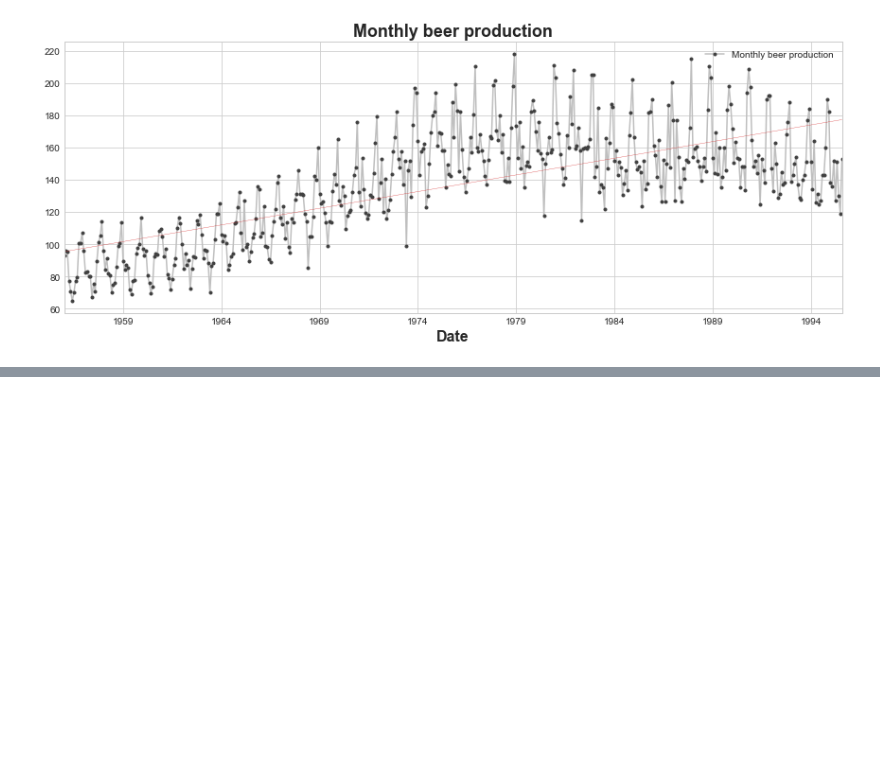
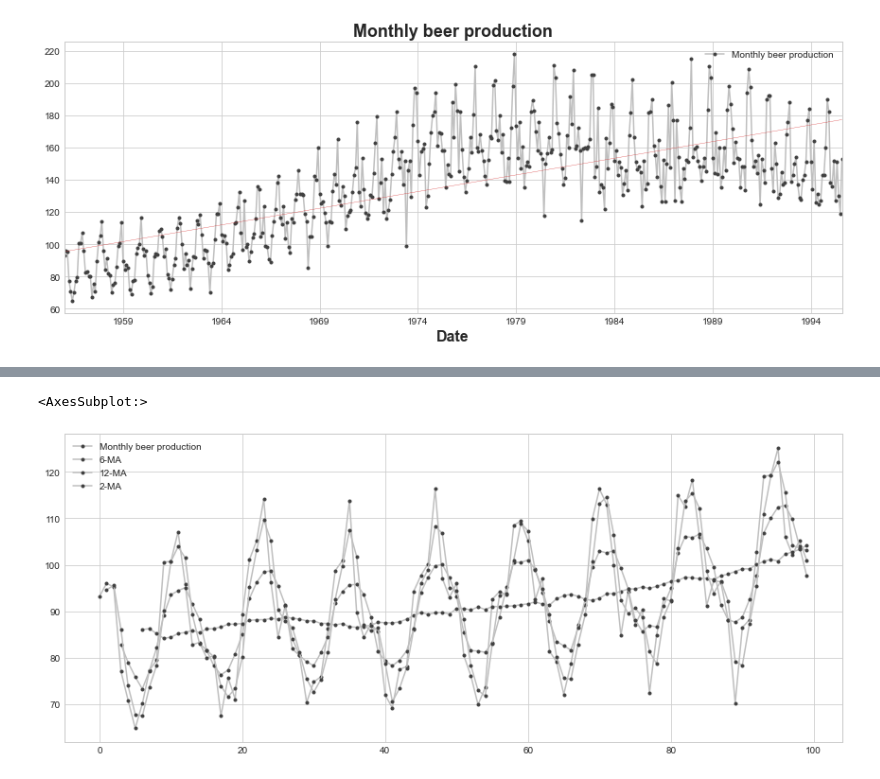
Before and after one commit to JudsonMorgan/Monthly-beer-production, a Jupyter notebook: monthly-beer-production.ipynb, the cells around one changed output, grey strips where cells are left out. Saved outputs shown, nothing was run; the diff lists cells and outputs as text; code cells hidden in the pictures; blank space fills up the shorter version.

```diff
--- a/monthly-beer-production.ipynb
+++ b/monthly-beer-production.ipynb
@@ -228,0 +280,6 @@ y_pred.plot(ax = ax, linewidth = 0.3, color = 'C3', label = 'Forecast')
+# %%
+data['6-MA'] = data['Monthly beer production'].rolling(6, center=True).mean()
+data['12-MA'] = data['Monthly beer production'].rolling(12, center=True).mean()
+data['2-MA'] = data['Monthly beer production'].rolling(2, center = True).mean()
+
+data.head()
@@ -228,0 +293,5 @@ y_pred.plot(ax = ax, linewidth = 0.3, color = 'C3', label = 'Forecast')
+# %%
+data[['Monthly beer production', '6-MA', '12-MA', '2-MA']].iloc[:100].plot(**plot_params)
+# %% [output]
+<AxesSubplot:>
+[figure, added]
```
Also changed, not shown: parts of 14 cells of this notebook.
